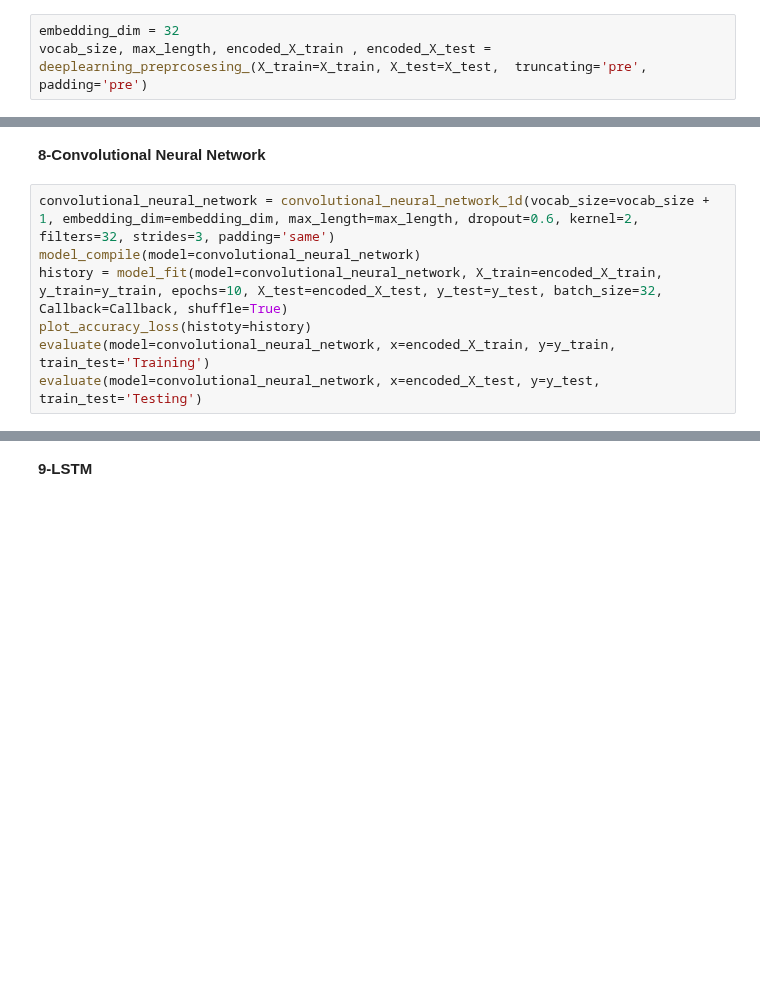
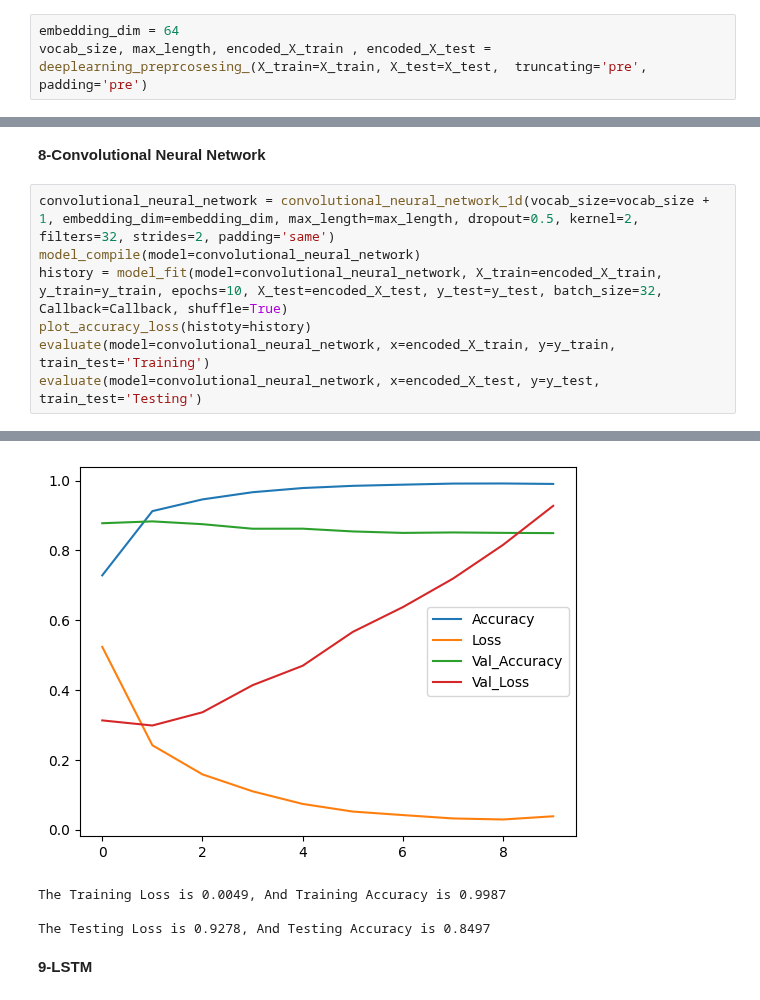
Before and after one commit to Osamah-Anmar-Sami/Sentiment-Analysis, a Jupyter notebook: English Sentiment Analysis/English Sentiment Analysis.ipynb, the cells around one changed output, grey strips where cells are left out. Drawn from its saved outputs; the diff is of its cells as text; blank space fills up the shorter version.

```diff
--- a/English Sentiment Analysis/English Sentiment Analysis.ipynb
+++ b/English Sentiment Analysis/English Sentiment Analysis.ipynb
@@ -397,7 +637,7 @@ metrics_values(model= MLP, X_test=X_test_CV_, y_test=y_test)
 # %% [markdown]
 # Deep Learning
 # %%
-embedding_dim = 32
+embedding_dim = 64
 vocab_size, max_length, encoded_X_train , encoded_X_test = deeplearning_preprcosesing_(X_train=X_train, X_test=X_test,  truncating='pre', padding='pre')
 # %%
 print('The Vocab Size Is :',vocab_size)
@@ -412,9 +656,10 @@ Callback = tf.keras.callbacks.EarlyStopping(
 # %% [markdown]
 **8-Convolutional Neural Network**
 # %%
-convolutional_neural_network = convolutional_neural_network_1d(vocab_size=vocab_size + 1, embedding_dim=embedding_dim, max_length=max_length, dropout=0.6, kernel=2, filters=32, strides=3, padding='same')
+convolutional_neural_network = convolutional_neural_network_1d(vocab_size=vocab_size + 1, embedding_dim=embedding_dim, max_length=max_length, dropout=0.5, kernel=2, filters=32, strides=2, padding='same')
 model_compile(model=convolutional_neural_network)
 history = model_fit(model=convolutional_neural_network, X_train=encoded_X_train, y_train=y_train, epochs=10, X_test=encoded_X_test, y_test=y_test, batch_size=32, Callback=Callback, shuffle=True)
 plot_accuracy_loss(histoty=history)
 evaluate(model=convolutional_neural_network, x=encoded_X_train, y=y_train, train_test='Training')
 evaluate(model=convolutional_neural_network, x=encoded_X_test, y=y_test, train_test='Testing')
+# %% [output]
@@ -421,3 +686,7 @@ evaluate(model=convolutional_neural_network, x=encoded_X_test, y=y_test, train_t
+[figure, added]
+The Training Loss is 0.0049, And Training Accuracy is 0.9987
+
+The Testing Loss is 0.9278, And Testing Accuracy is 0.8497
 # %% [markdown]
 **9-LSTM**
 # %%
```
Also changed, not shown: parts of 60 cells of this notebook.
